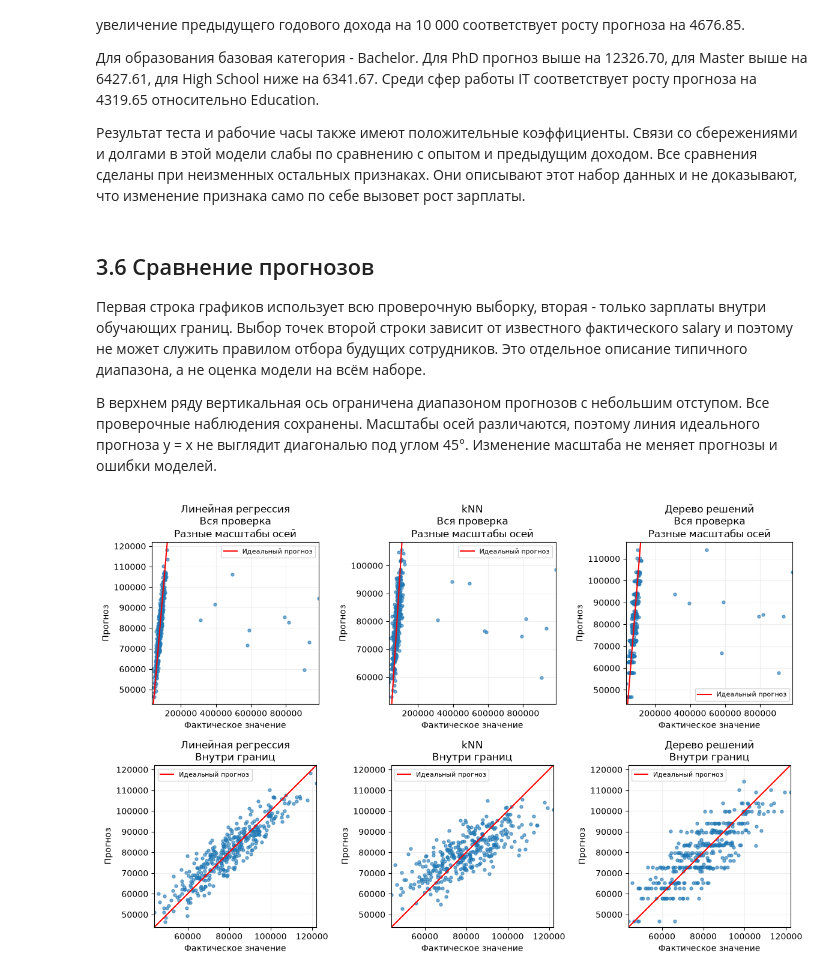
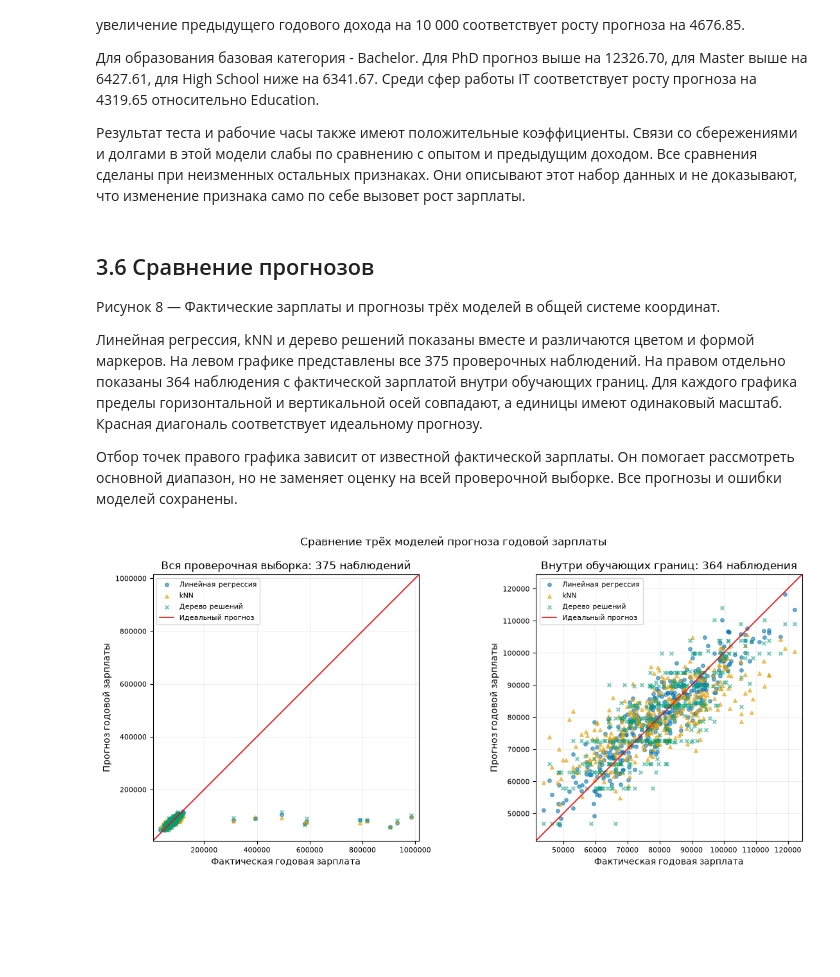
Before and after one commit to StasWW/data-analysis-lab3, a Jupyter notebook: ЛР3_Жойд_8.ipynb, the cells around one changed output. Cells and saved outputs as stored; diff of their text form; code cells hidden in the pictures; blank space fills up the shorter version.

```diff
--- a/ЛР3_Жойд_8.ipynb
+++ b/ЛР3_Жойд_8.ipynb
@@ -199,15 +203,17 @@ for ax, feature in zip(axes, ['x1', 'x2']):
 fig.tight_layout()
 plt.show()
 
-fig, axes = plt.subplots(2, 1, figsize=(10, 5), sharex=True)
+fig, axes = plt.subplots(2, 1, figsize=(10, 5.4), sharex=True, sharey=True)
+fig.suptitle('Ошибки простой линейной регрессии на проверочной выборке')
 
 for ax, feature in zip(axes, ['x1', 'x2']):
     error = simple_predictions[feature] - simple_predictions.y
 
-    ax.plot(np.arange(1, len(error) + 1), error.to_numpy(), linewidth=0.7)
-    ax.axhline(0, color='red', linewidth=1)
+    ax.plot(np.arange(1, len(error) + 1), error.to_numpy(), linewidth=0.7, label='Ошибка прогноза')
+    ax.axhline(0, color='red', linewidth=1, label='Нулевая ошибка')
 
-    ax.set(ylabel='Прогноз − факт', title=feature)
+    ax.set(ylabel='Прогноз − факт, единицы y', title=f'Модель по {feature}')
+    ax.legend(fontsize=8, loc='lower right')
 
 axes[-1].set_xlabel('Номер наблюдения в проверочной выборке')
 
@@ -215,9 +221,11 @@ fig.tight_layout()
 plt.show()
 
 fig, axes = plt.subplots(1, 2, figsize=(9, 4))
+simple_limits = [simple_predictions.to_numpy().min(), simple_predictions.to_numpy().max()]
 
 for ax, feature in zip(axes, ['x1', 'x2']):
     fact_prediction(ax, simple_predictions.y, simple_predictions[feature], feature)
+    ax.set(xlim=simple_limits, ylim=simple_limits)
 
 fig.tight_layout()
 plt.show()
@@ -710,35 +718,44 @@ display(Markdown(f'''
 # %% [markdown]
 ## 3.6 Сравнение прогнозов
 
-Первая строка графиков использует всю проверочную выборку, вторая - только зарплаты внутри обучающих границ. Выбор точек второй строки зависит от известного фактического salary и поэтому не может служить правилом отбора будущих сотрудников. Это отдельное описание типичного диапазона, а не оценка модели на всём наборе.
+Рисунок 8 — Фактические зарплаты и прогнозы трёх моделей в общей системе координат.
 
-В верхнем ряду вертикальная ось ограничена диапазоном прогнозов с небольшим отступом. Все проверочные наблюдения сохранены. Масштабы осей различаются, поэтому линия идеального прогноза y = x не выглядит диагональю под углом 45°. Изменение масштаба не меняет прогнозы и ошибки моделей.
+Линейная регрессия, kNN и дерево решений показаны вместе и различаются цветом и формой маркеров. На левом графике представлены все 375 проверочных наблюдений. На правом отдельно показаны 364 наблюдения с фактической зарплатой внутри обучающих границ. Для каждого графика пределы горизонтальной и вертикальной осей совпадают, а единицы имеют одинаковый масштаб. Красная диагональ соответствует идеальному прогнозу.
+
+Отбор точек правого графика зависит от известной фактической зарплаты. Он помогает рассмотреть основной диапазон, но не заменяет оценку на всей проверочной выборке. Все прогнозы и ошибки моделей сохранены.
 # %%
-fig, axes = plt.subplots(2, 3, figsize=(12, 7.8))
+fig, axes = plt.subplots(1, 2, figsize=(12, 5.4))
+styles = {
+    'Линейная регрессия': ('#0072B2', 'o'),
+    'kNN': ('#E69F00', '^'),
+    'Дерево решений': ('#009E73', 'x')
+}
 
-for col, name in enumerate(estimators):
-    prediction = salary_predictions[name]
+for ax, mask, title in [
+    (axes[0], np.ones(len(y_valid), dtype=bool), 'Вся проверочная выборка: 375 наблюдений'),
+    (axes[1], keep_valid.to_numpy(), 'Внутри обучающих границ: 364 наблюдения')
+]:
+    selected = salary_predictions.loc[mask, ['Факт', *estimators]]
+    limits = [selected.to_numpy().min(), selected.to_numpy().max()]
+    padding = (limits[1] - limits[0]) * 0.03
+    limits = [limits[0] - padding, limits[1] + padding]
 
-    fact_prediction(
-        axes[0, col],
-        y_valid,
-        prediction,
-        name + '\nВся проверка\nРазные масштабы осей'
-    )
-    padding = (prediction.max() - prediction.min()) * 0.05
-    axes[0, col].set_ylim(prediction.min() - padding, prediction.max() + padding)
-    axes[0, col].set_aspect('auto')
+    for name, (color, marker) in styles.items():
+        ax.scatter(selected['Факт'], selected[name], s=16, alpha=0.55,
+                   color=color, marker=marker, label=name)
 
-    fact_prediction(
-        axes[1, col],
-        y_valid.loc[keep_valid],
-        prediction.loc[keep_valid],
-        name + '\nВнутри границ'
-    )
+    ax.plot(limits, limits, color='red', linewidth=1.2, label='Идеальный прогноз')
+    ax.set(xlabel='Фактическая годовая зарплата', ylabel='Прогноз годовой зарплаты',
+           title=title, xlim=limits, ylim=limits)
+    ax.set_aspect('equal', adjustable='box')
+    ax.ticklabel_format(style='plain', axis='both', useOffset=False)
+    ax.tick_params(axis='both', labelsize=8)
+    ax.legend(fontsize=8, loc='upper left')
 
+fig.suptitle('Сравнение трёх моделей прогноза годовой зарплаты')
 fig.tight_layout()
 plt.show()
 # %% [output]
-[figure, old version]
+[figure, new version]
 # %% [markdown]
 # 4 Выводы по результатам
```
Also changed, not shown: parts of 5 cells of this notebook.
